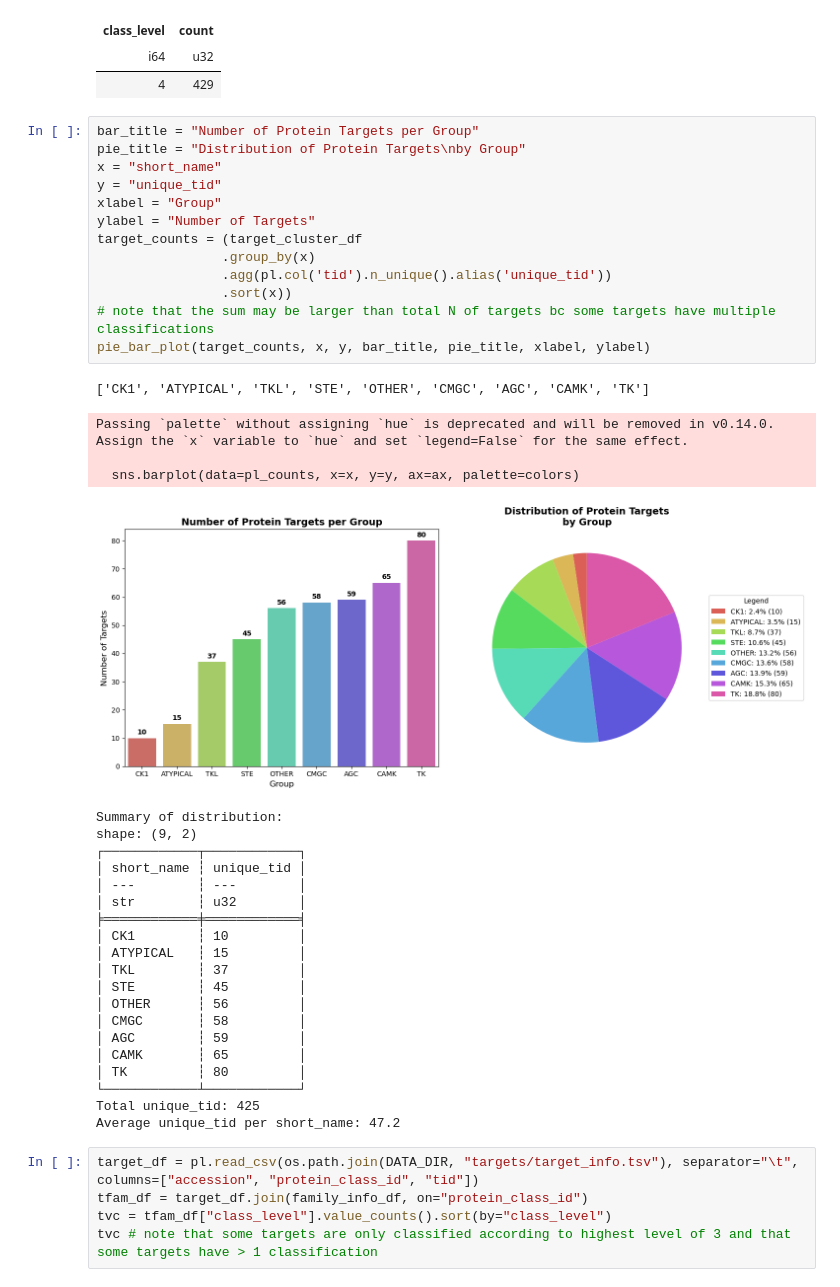
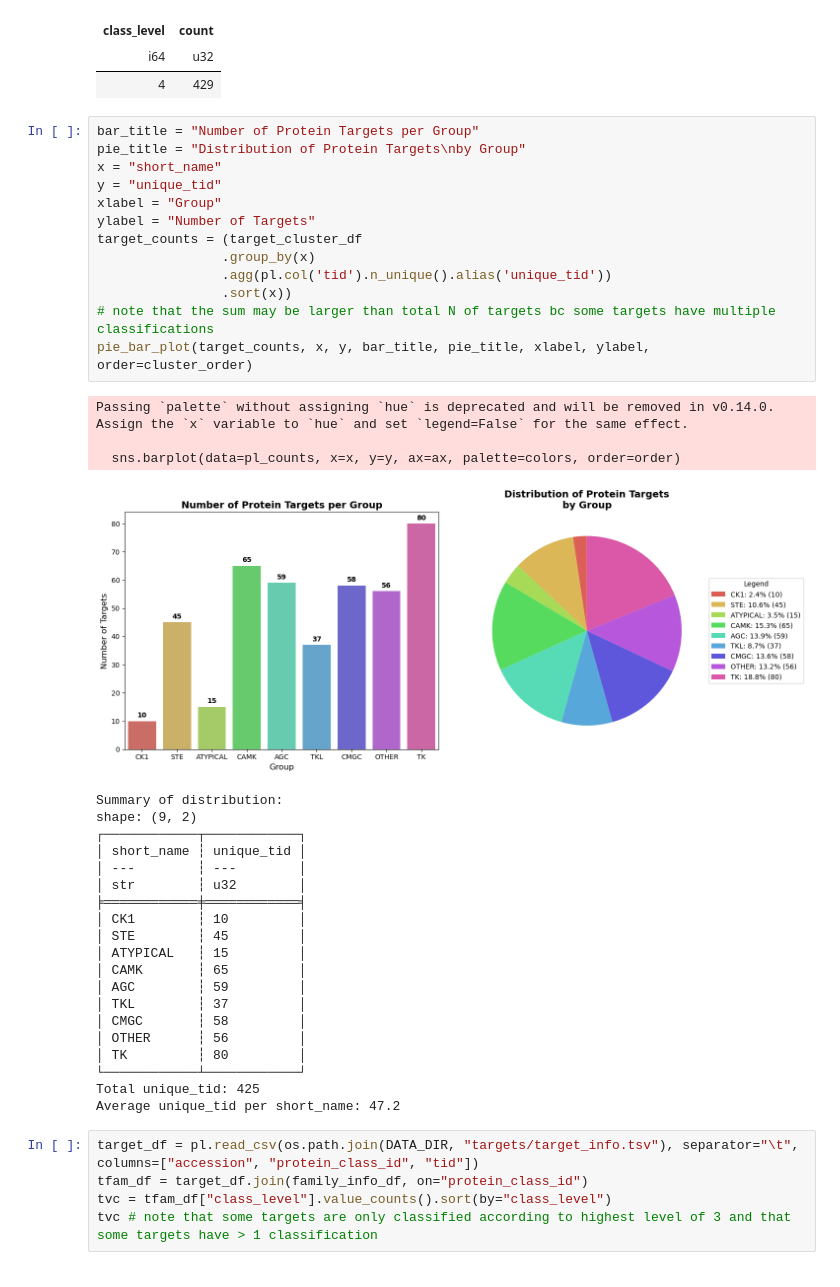
Before and after one commit to Jack-42/ligandActivityAnalysis, a Jupyter notebook: notebooks/exploratory_analysis.ipynb, the cells around one changed output. Saved outputs shown, nothing was run; the diff lists cells and outputs as text.

```diff
--- a/notebooks/exploratory_analysis.ipynb
+++ b/notebooks/exploratory_analysis.ipynb
@@ -345,41 +346,40 @@ shape: (1, 2)
 # %%
 bar_title = "Number of Protein Targets per Group"
 pie_title = "Distribution of Protein Targets\nby Group"
 x = "short_name"
 y = "unique_tid"
 xlabel = "Group"
 ylabel = "Number of Targets"
 target_counts = (target_cluster_df
                 .group_by(x)
                 .agg(pl.col('tid').n_unique().alias('unique_tid'))
                 .sort(x))
 # note that the sum may be larger than total N of targets bc some targets have multiple classifications
-pie_bar_plot(target_counts, x, y, bar_title, pie_title, xlabel, ylabel)
+pie_bar_plot(target_counts, x, y, bar_title, pie_title, xlabel, ylabel, order=cluster_order)
 # %% [output]
-['CK1', 'ATYPICAL', 'TKL', 'STE', 'OTHER', 'CMGC', 'AGC', 'CAMK', 'TK']
+Passing `palette` without assigning `hue` is deprecated and will be removed in v0.14.0. Assign the `x` variable to `hue` and set `legend=False` for the same effect.
+
+  sns.barplot(data=pl_counts, x=x, y=y, ax=ax, palette=colors, order=order)
+[figure, new version]
-Passing `palette` without assigning `hue` is deprecated and will be removed in v0.14.0. Assign the `x` variable to `hue` and set `legend=False` for the same effect.
-
-  sns.barplot(data=pl_counts, x=x, y=y, ax=ax, palette=colors)
+Summary of distribution:
+shape: (9, 2)
+┌────────────┬────────────┐
+│ short_name ┆ unique_tid │
+│ ---        ┆ ---        │
+│ str        ┆ u32        │
+╞════════════╪════════════╡
+│ CK1        ┆ 10         │
+│ STE        ┆ 45         │
+│ ATYPICAL   ┆ 15         │
+│ CAMK       ┆ 65         │
+│ AGC        ┆ 59         │
+│ TKL        ┆ 37         │
+│ CMGC       ┆ 58         │
+│ OTHER      ┆ 56         │
+│ TK         ┆ 80         │
+└────────────┴────────────┘
+Total unique_tid: 425
+Average unique_tid per short_name: 47.2
-[figure, old version]
-Summary of distribution:
-shape: (9, 2)
-┌────────────┬────────────┐
-│ short_name ┆ unique_tid │
-│ ---        ┆ ---        │
-│ str        ┆ u32        │
-╞════════════╪════════════╡
-│ CK1        ┆ 10         │
-│ ATYPICAL   ┆ 15         │
-│ TKL        ┆ 37         │
-│ STE        ┆ 45         │
-│ OTHER      ┆ 56         │
-│ CMGC       ┆ 58         │
-│ AGC        ┆ 59         │
-│ CAMK       ┆ 65         │
-│ TK         ┆ 80         │
-└────────────┴────────────┘
-Total unique_tid: 425
-Average unique_tid per short_name: 47.2
 # %%
 target_df = pl.read_csv(os.path.join(DATA_DIR, "targets/target_info.tsv"), separator="\t", columns=["accession", "protein_class_id", "tid"])
 tfam_df = target_df.join(family_info_df, on="protein_class_id")
```
Also changed, not shown: parts of 10 cells of this notebook.
